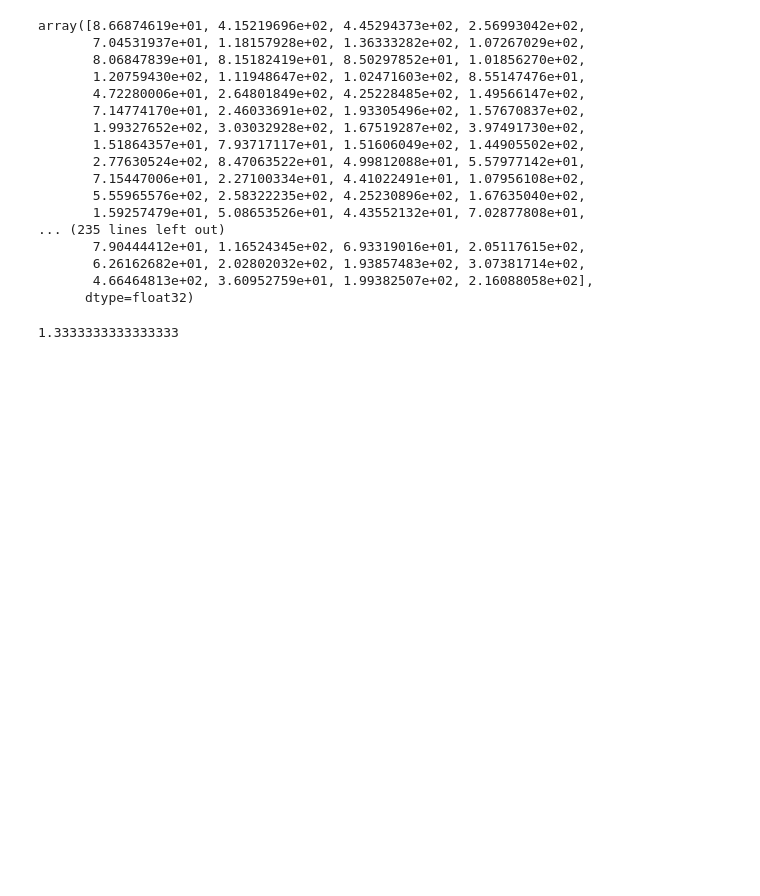
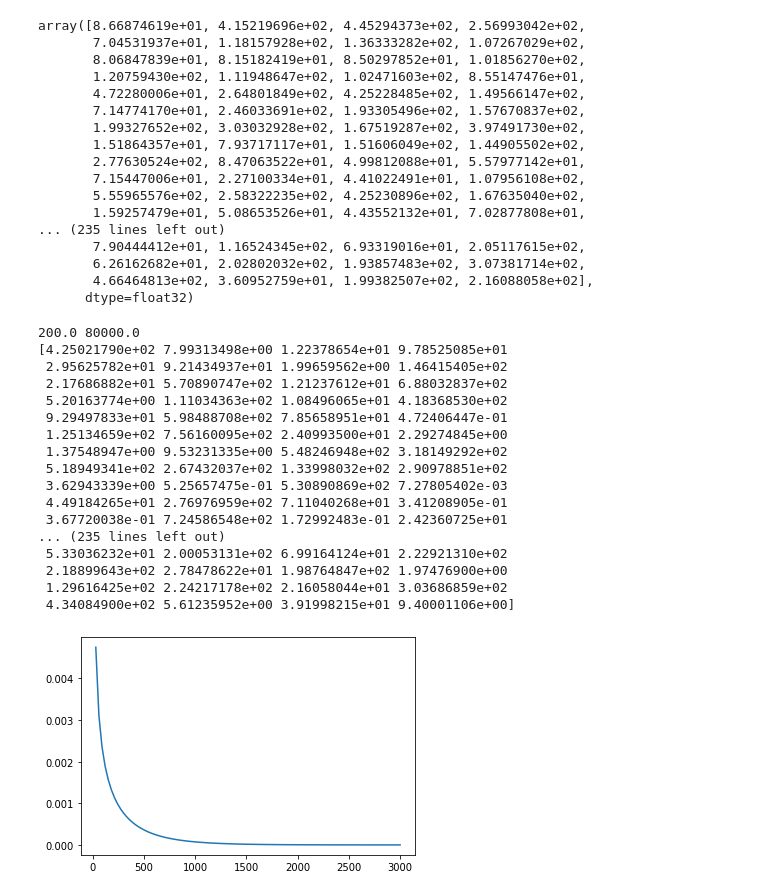
Before and after one commit to dsheldon/covid, a Jupyter notebook: SIR.ipynb, the cells around one changed output. Saved outputs shown, nothing was run; the diff lists cells and outputs as text; code cells hidden in the pictures; blank space fills up the shorter version.

```diff
--- a/SIR.ipynb
+++ b/SIR.ipynb
@@ -425,7 +509,33 @@ array([8.66874619e+01, 4.15219696e+02, 4.45294373e+02, 2.56993042e+02,
        6.26162682e+01, 2.02802032e+02, 1.93857483e+02, 3.07381714e+02,
        4.66464813e+02, 3.60952759e+01, 1.99382507e+02, 2.16088058e+02],
       dtype=float32)
-# %%
-1/.75
-# %% [output]
-1.3333333333333333
+# %%
+shape = 0.5
+d = dist.Gamma(shape, shape/200)
+x = np.linspace(0, 3000, 100)
+plt.plot(x, np.exp(d.log_prob(x)))
+print(d.mean, d.variance)
+
+with numpyro.handlers.seed(rng_seed=1):
+    x = numpyro.sample("x", d, sample_shape=(1000,))
+
+print(x)
+# %% [output]
+200.0 80000.0
+[4.25021790e+02 7.99313498e+00 1.22378654e+01 9.78525085e+01
+ 2.95625782e+01 9.21434937e+01 1.99659562e+00 1.46415405e+02
+ 2.17686882e+01 5.70890747e+02 1.21237612e+01 6.88032837e+02
+ 5.20163774e+00 1.11034363e+02 1.08496065e+01 4.18368530e+02
+ 9.29497833e+01 5.98488708e+02 7.85658951e+01 4.72406447e-01
+ 1.25134659e+02 7.56160095e+02 2.40993500e+01 2.29274845e+00
+ 1.37548947e+00 9.53231335e+00 5.48246948e+02 3.18149292e+02
+ 5.18949341e+02 2.67432037e+02 1.33998032e+02 2.90978851e+02
+ 3.62943339e+00 5.25657475e-01 5.30890869e+02 7.27805402e-03
+ 4.49184265e+01 2.76976959e+02 7.11040268e+01 3.41208905e-01
+ 3.67720038e-01 7.24586548e+02 1.72992483e-01 2.42360725e+01
+... (235 lines left out)
+ 5.33036232e+01 2.00053131e+02 6.99164124e+01 2.22921310e+02
+ 2.18899643e+02 2.78478622e+01 1.98764847e+02 1.97476900e+00
+ 1.29616425e+02 2.24217178e+02 2.16058044e+01 3.03686859e+02
+ 4.34084900e+02 5.61235952e+00 3.91998215e+01 9.40001106e+00]
+[figure, added]
```
Also changed, not shown: parts of 8 cells of this notebook, 2 other files.
